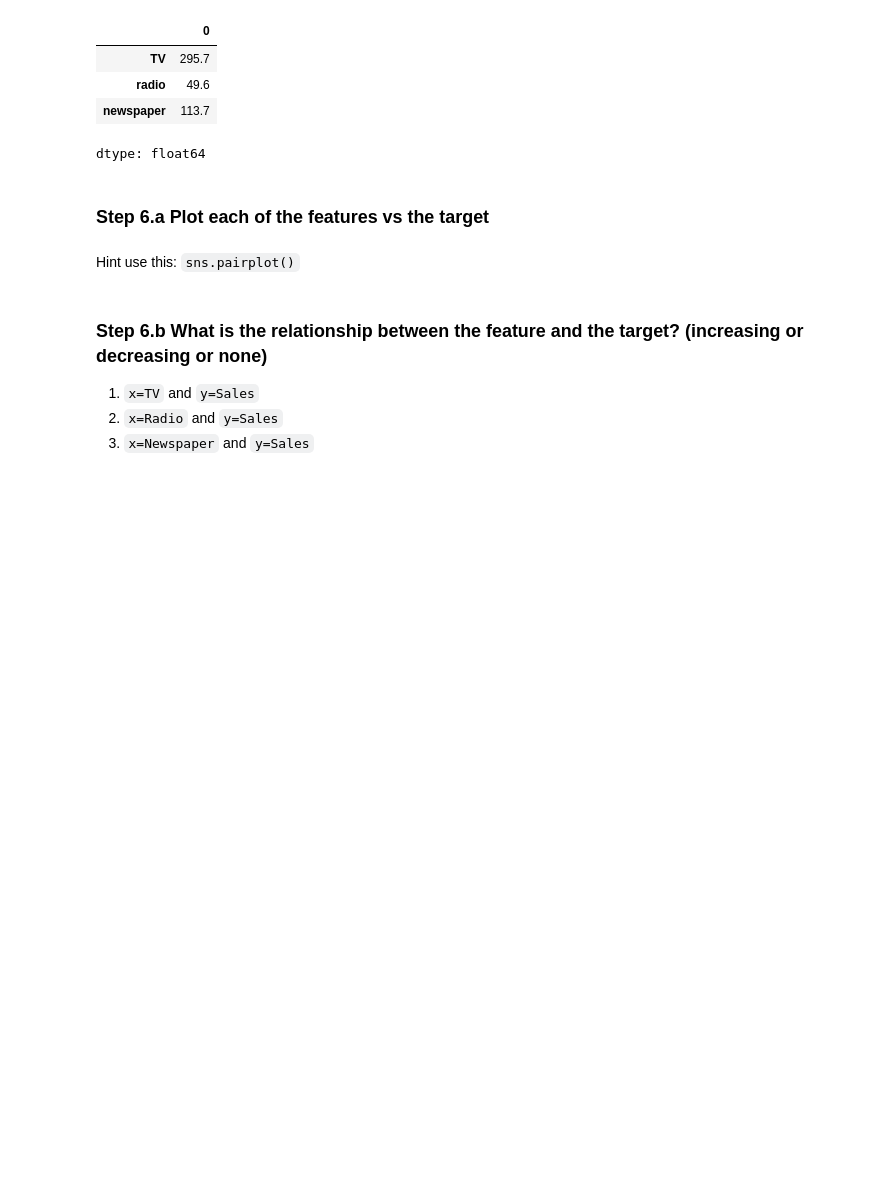
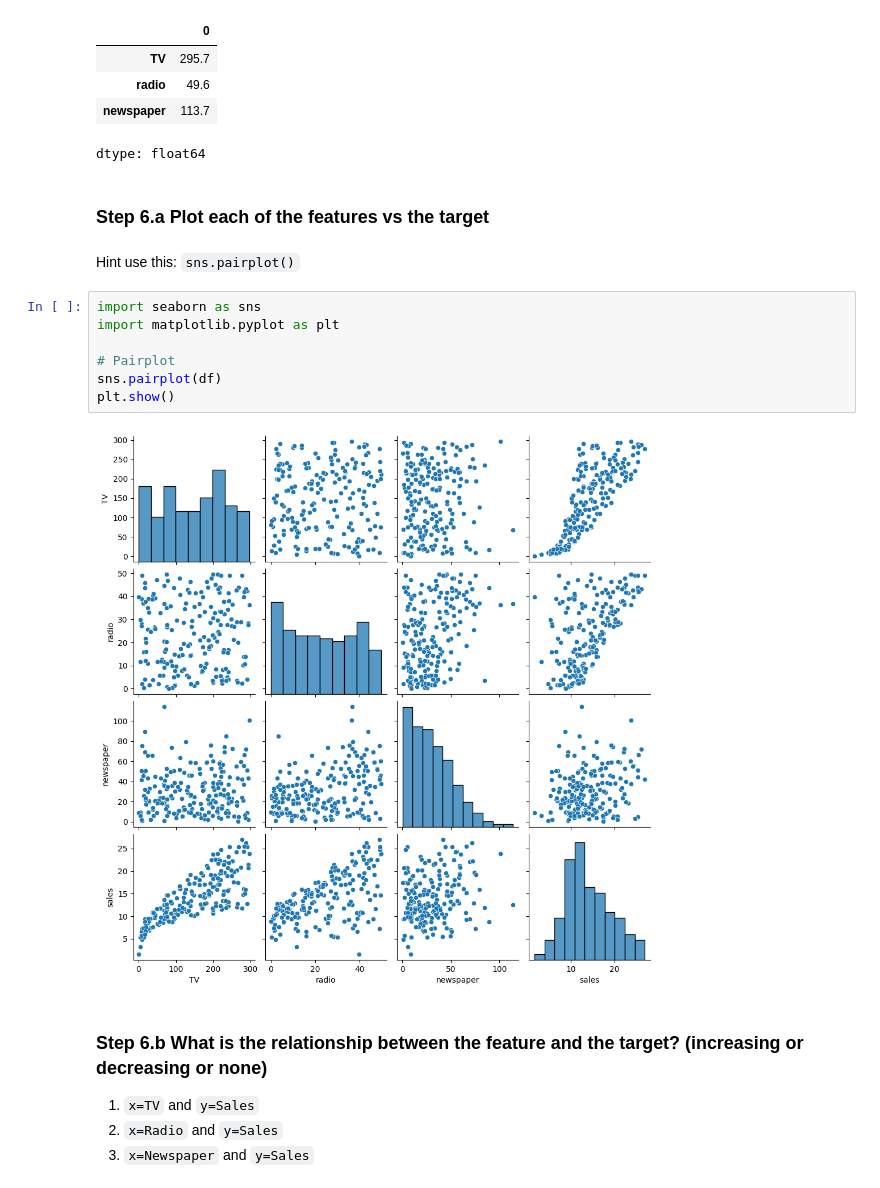
Before and after one commit to ibtihalalf/Exercises1, a Jupyter notebook: Week3/M2/Copy_of_ex1_multi_reg.ipynb, the cells around one changed output. Saved outputs shown, nothing was run; the diff lists cells and outputs as text; blank space fills up the shorter version.

```diff
--- a/Week3/M2/Copy_of_ex1_multi_reg.ipynb
+++ b/Week3/M2/Copy_of_ex1_multi_reg.ipynb
@@ -89,6 +89,15 @@ dtype: float64
 ### Step 6.a Plot each of the features vs the target
 # %% [markdown]
 Hint use this: `sns.pairplot()`
+# %%
+import seaborn as sns
+import matplotlib.pyplot as plt
+
+# Pairplot
+sns.pairplot(df)
+plt.show()
+# %% [output]
+[figure, added]
 # %% [markdown]
 ### Step 6.b What is the relationship between the feature and the target? (increasing or decreasing or none)
 
```
Also changed, not shown: parts of 1 cell of this notebook.
